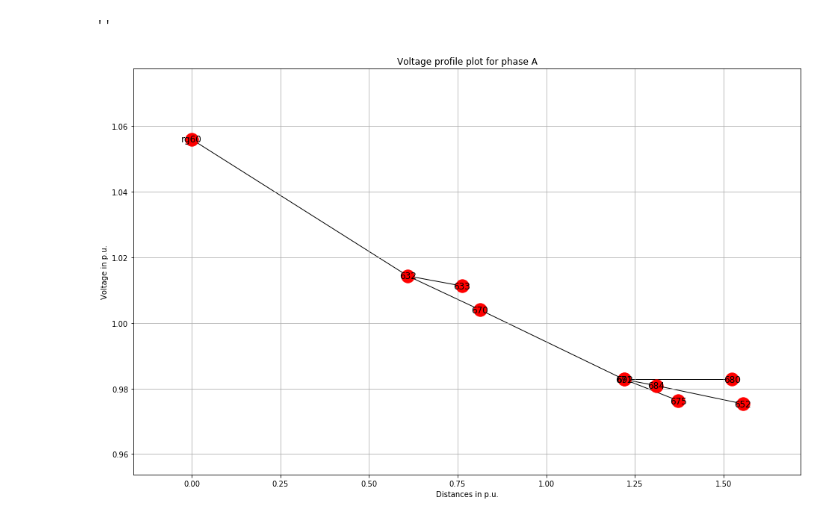
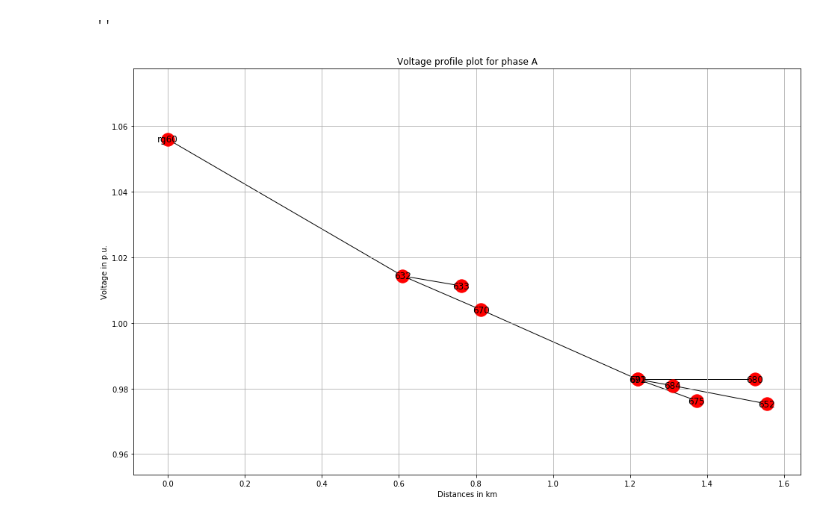
Before and after one commit to dss-extensions/OpenDSSDirect.py, a Jupyter notebook: docs/notebooks/VoltageProfilePlot.ipynb, the cells around one changed output. Drawn from its saved outputs; the diff is of its cells as text; code cells hidden in the pictures.

Commit message:
Update notebooks/VoltageProfilePlot.ipynb

```diff
--- a/docs/notebooks/VoltageProfilePlot.ipynb
+++ b/docs/notebooks/VoltageProfilePlot.ipynb
@@ -46,15 +46,15 @@ def create_graph(phase=1):
 # %%
 fig, axs = plt.subplots(1, 1, figsize=(16, 10))
 
 ax = axs
 G, pos = create_graph(phase=1)
 nx.draw_networkx_nodes(G, pos, ax=ax, labels={x: x for x in G.nodes()})
 nx.draw_networkx_labels(G, pos, ax=ax, labels={x: x for x in G.nodes()})
 nx.draw_networkx_edges(G, pos, ax=ax, labels={x: x for x in G.nodes()})
 
 ax.grid()
 ax.set_ylabel("Voltage in p.u.")
-ax.set_xlabel("Distances in p.u.")
+ax.set_xlabel("Distances in km")
 ax.set_title("Voltage profile plot for phase A");
 # %% [output]
-[figure, old version]
+[figure, new version]
```
